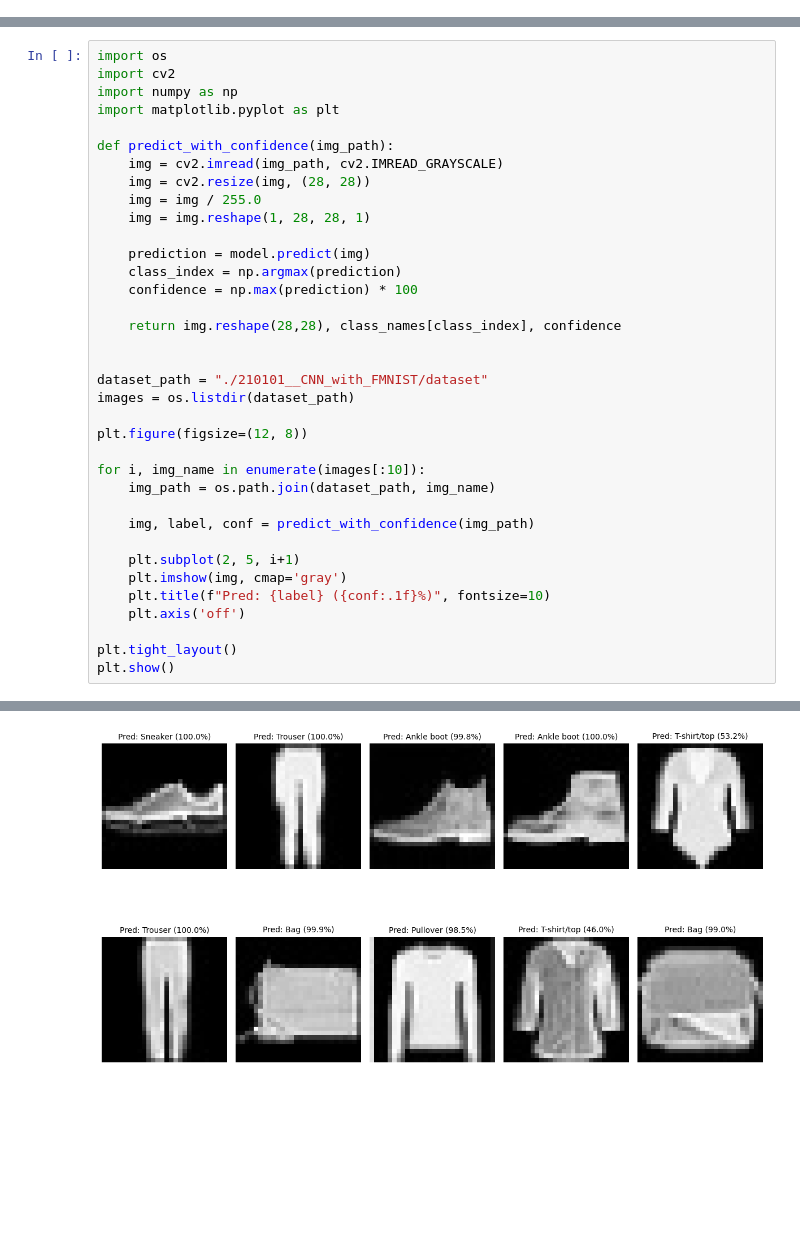
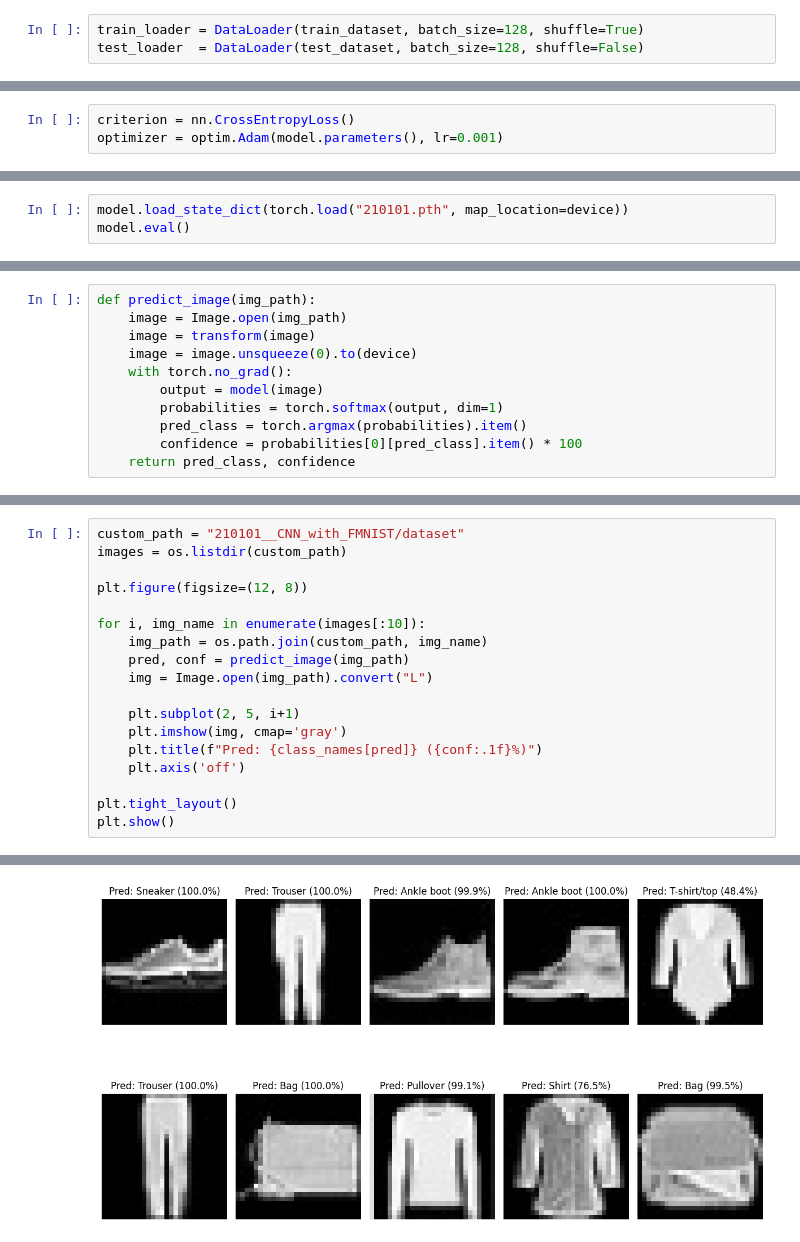
Before and after one commit to khondokarsumaya/210101__CNN_with_FMNIST, a Jupyter notebook: 210101___CNN_with_FMNIST.ipynb, the cells around one changed output, grey strips where cells are left out. Saved outputs shown, nothing was run; the diff lists cells and outputs as text; blank space fills up the shorter version.

```diff
--- a/210101___CNN_with_FMNIST.ipynb
+++ b/210101___CNN_with_FMNIST.ipynb
@@ -112,0 +57,3 @@ Test Accuracy: 0.900600016117096
+# %%
+train_loader = DataLoader(train_dataset, batch_size=128, shuffle=True)
+test_loader  = DataLoader(test_dataset, batch_size=128, shuffle=False)
@@ -112,0 +96,3 @@ Test Accuracy: 0.900600016117096
+# %%
+criterion = nn.CrossEntropyLoss()
+optimizer = optim.Adam(model.parameters(), lr=0.001)
@@ -124,0 +182,3 @@ def preprocess_image(img_path):
+# %%
+model.load_state_dict(torch.load("210101.pth", map_location=device))
+model.eval()
@@ -125 +195,12 @@ def preprocess_image(img_path):
+# %%
+def predict_image(img_path):
+    image = Image.open(img_path)
+    image = transform(image)
+    image = image.unsqueeze(0).to(device)
+    with torch.no_grad():
+        output = model(image)
+        probabilities = torch.softmax(output, dim=1)
+        pred_class = torch.argmax(probabilities).item()
+        confidence = probabilities[0][pred_class].item() * 100
+    return pred_class, confidence
 # %%
@@ -163,35 +253,17 @@ plt.show()
 # %%
-import os
-import cv2
-import numpy as np
-import matplotlib.pyplot as plt
-
-def predict_with_confidence(img_path):
-    img = cv2.imread(img_path, cv2.IMREAD_GRAYSCALE)
-    img = cv2.resize(img, (28, 28))
-    img = img / 255.0
-    img = img.reshape(1, 28, 28, 1)
-
-    prediction = model.predict(img)
-    class_index = np.argmax(prediction)
-    confidence = np.max(prediction) * 100
-
-    return img.reshape(28,28), class_names[class_index], confidence
-
-
-dataset_path = "./210101__CNN_with_FMNIST/dataset"
-images = os.listdir(dataset_path)
+custom_path = "210101__CNN_with_FMNIST/dataset"
+images = os.listdir(custom_path)
 
 plt.figure(figsize=(12, 8))
 
 for i, img_name in enumerate(images[:10]):
-    img_path = os.path.join(dataset_path, img_name)
-
-    img, label, conf = predict_with_confidence(img_path)
+    img_path = os.path.join(custom_path, img_name)
+    pred, conf = predict_image(img_path)
+    img = Image.open(img_path).convert("L")
 
     plt.subplot(2, 5, i+1)
     plt.imshow(img, cmap='gray')
-    plt.title(f"Pred: {label} ({conf:.1f}%)", fontsize=10)
+    plt.title(f"Pred: {class_names[pred]} ({conf:.1f}%)")
     plt.axis('off')
 
 plt.tight_layout()
@@ -210,2 +272,2 @@ plt.show()
-[figure, old version]
+[figure, new version]
 # %%
```
Also changed, not shown: parts of 27 cells of this notebook.
